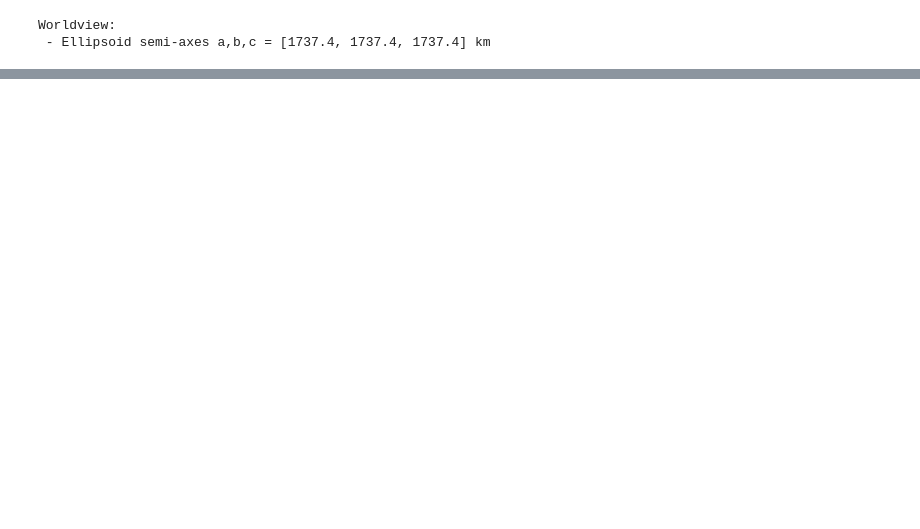
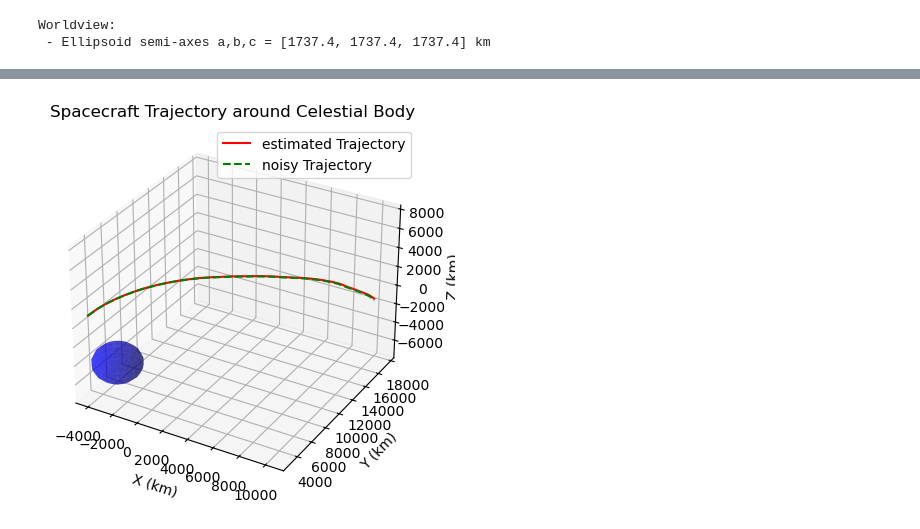
Before and after one commit to colin-skinner/horizon-op-nav, a Jupyter notebook: Measurments/InterfaceTester2.ipynb, the cells around one changed output, grey strips where cells are left out. Saved outputs shown, nothing was run; the diff lists cells and outputs as text; code cells hidden in the pictures; blank space fills up the shorter version.

```diff
--- a/Measurments/InterfaceTester2.ipynb
+++ b/Measurments/InterfaceTester2.ipynb
@@ -229,0 +253,6 @@ ekf = SatEKF(Q, R, dt, mu0, sigma0, central_body_mass)
+# %%
+# get CR estimates for EKF measurement updates
+print(ts[i])
+print(states_noisy[i])
+cam_offset = np.array([0, 0, 0]) # no offset for now
+images, edges, outs, states, times = get_images(states_noisy, ts, body_struct, cam_offset, camera_spec_ellie, N)
@@ -229,0 +277,19 @@ ekf = SatEKF(Q, R, dt, mu0, sigma0, central_body_mass)
+# %%
+estimates = []
+tpcs = []
+for i in range(len(outs)):
+    print(f"Running CR alg on image {i+1}/{len(outs)}")
+    out = outs[i]
+    state = states[i]
+    edge = edges[i]
+
+    # Compute planet-to-camera rotation matrix from render output
+    tpc = get_tpc(out)
+    tpcs.append(tpc)
+
+    # Prepare edge points as homogeneous coordinates [x, y, 1]
+    edge_homogeneous = np.hstack((edge, np.ones((edge.shape[0], 1))))
+
+    # Run Christian-Robinson: estimates camera->planet vector in camera frame
+    rc_est, rp_est = run_step(edge_homogeneous, state[0:3], tpc, print_stats=True, cr_alg=cr_alg)
+    estimates.append(rp_est)
@@ -229,0 +314,6 @@ ekf = SatEKF(Q, R, dt, mu0, sigma0, central_body_mass)
+# %%
+estimates = np.array(estimates)
+
+plot_trajs(-estimates, states_noisy, body_struct)
+# %% [output]
+[figure, added]
```
Also changed, not shown: parts of 14 cells of this notebook, 3 other files.
